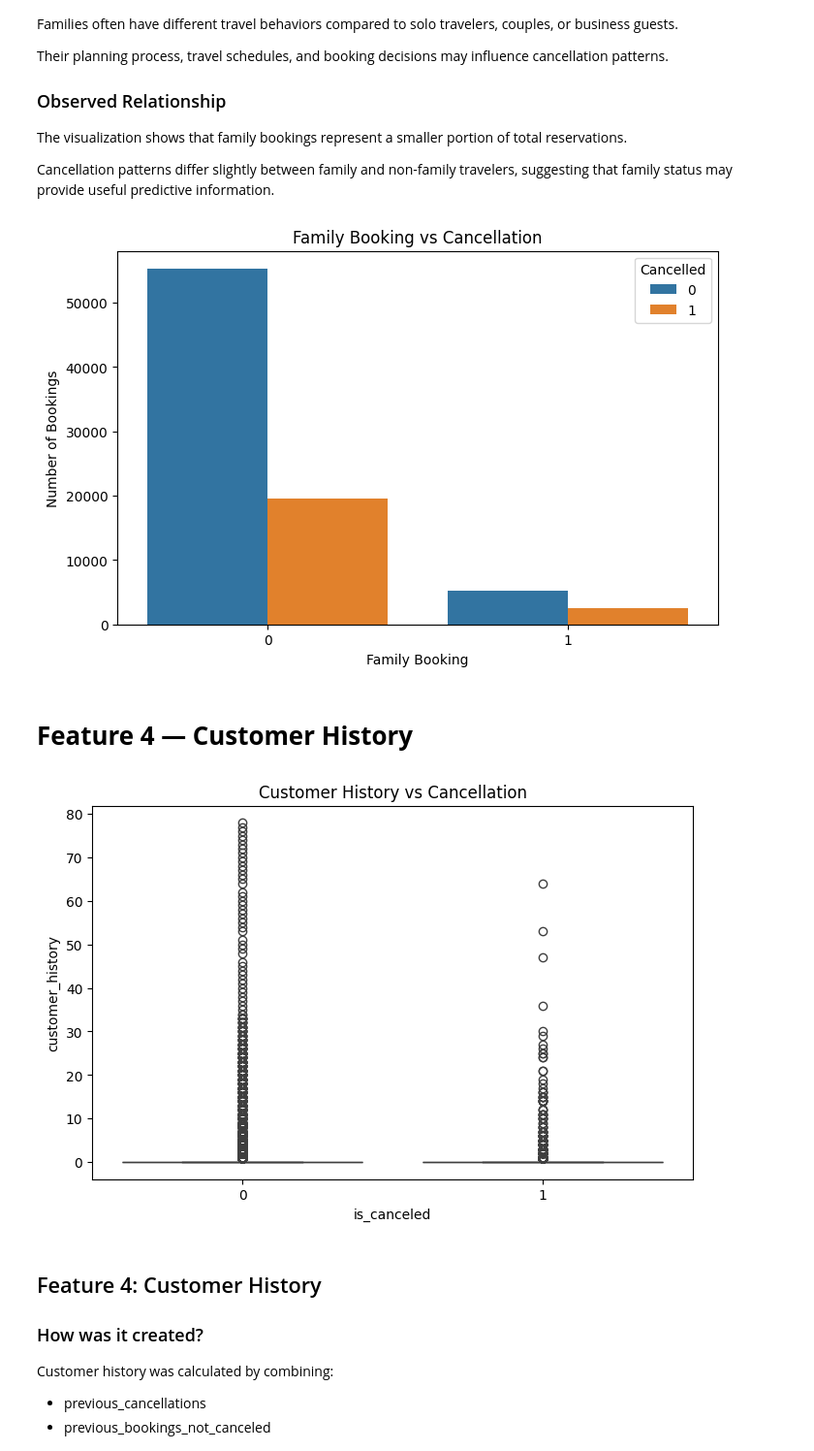
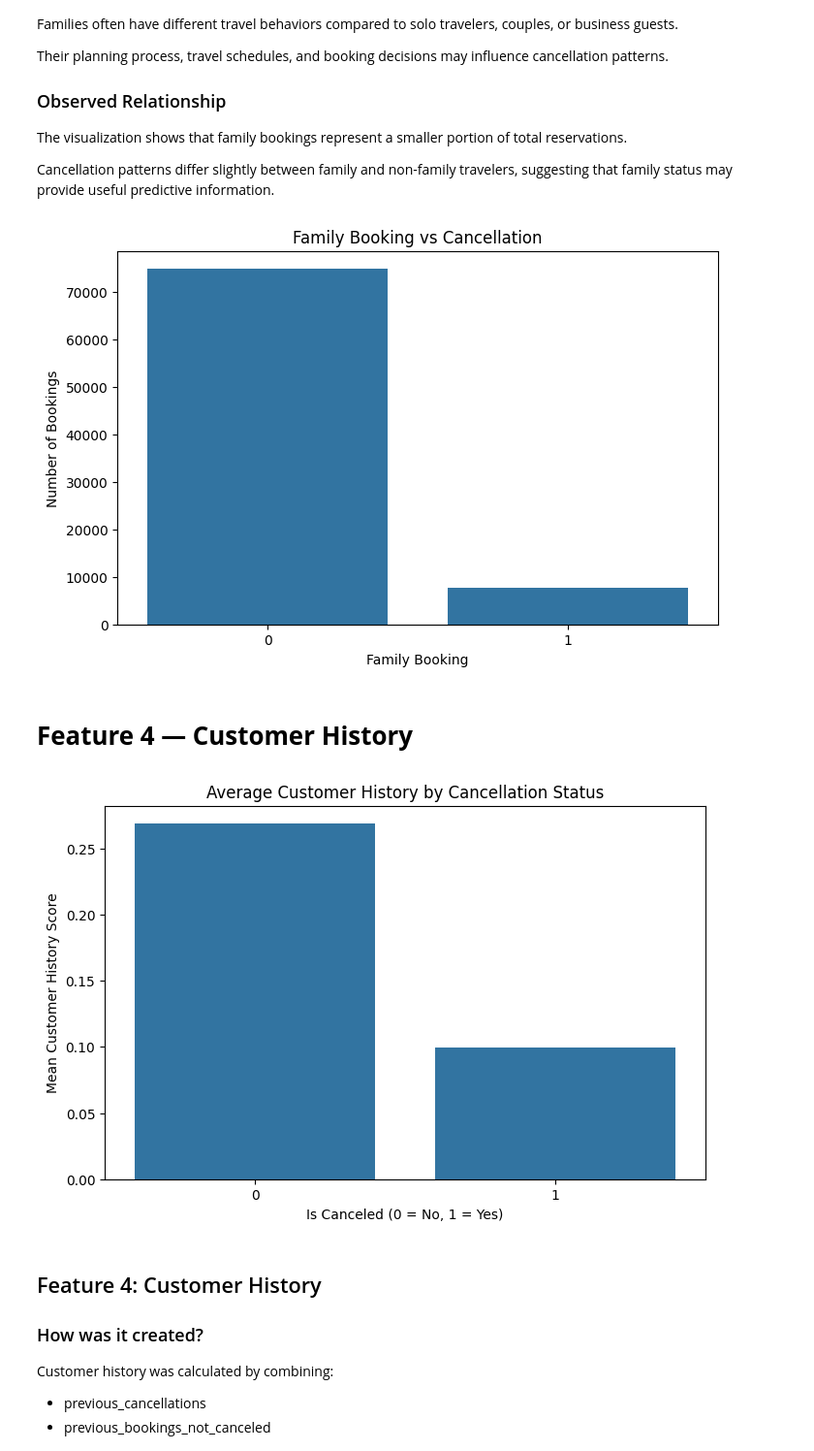
Before and after one commit to ridhanmattayil-ai/Hotel-Booking-Cancellation-Prediction, a Jupyter notebook: Notebooks/Day 3 - Feature Engineering.ipynb, the cells around one changed output. Shown at 97% size. Drawn from its saved outputs; the diff is of its cells as text; code cells hidden in the pictures.

```diff
--- a/Notebooks/Day 3 - Feature Engineering.ipynb
+++ b/Notebooks/Day 3 - Feature Engineering.ipynb
@@ -171,7 +171,6 @@ plt.figure(figsize=(8,5))
 
 sns.countplot(
     x='is_family',
-    hue='is_canceled',
     data=df
 )
 
@@ -179,11 +178,11 @@ plt.title('Family Booking vs Cancellation')
 plt.xlabel('Family Booking')
 plt.ylabel('Number of Bookings')
 
-plt.legend(title='Cancelled')
+
 
 plt.show()
 # %% [output]
-[figure, old version]
+[figure, new version]
 # %% [markdown]
 # **Feature 4 — Customer History**
 # %%
@@ -192,19 +191,26 @@ df['customer_history'] = (
     df['previous_bookings_not_canceled']
 )
 # %%
-plt.figure(figsize=(8,5))
+import matplotlib.pyplot as plt
+import seaborn as sns
 
-sns.boxplot(
+plt.figure(figsize=(8, 5))
+
+# Using a barplot to show the mean of customer history per category
+sns.barplot(
     x='is_canceled',
     y='customer_history',
-    data=df
+    data=df,
+    errorbar=None # Removes confidence interval lines for a cleaner look
 )
 
-plt.title('Customer History vs Cancellation')
+plt.title('Average Customer History by Cancellation Status')
+plt.xlabel('Is Canceled (0 = No, 1 = Yes)')
+plt.ylabel('Mean Customer History Score')
 
 plt.show()
 # %% [output]
-[figure, old version]
+[figure, new version]
 # %% [markdown]
 ## Feature 4: Customer History
 
```
